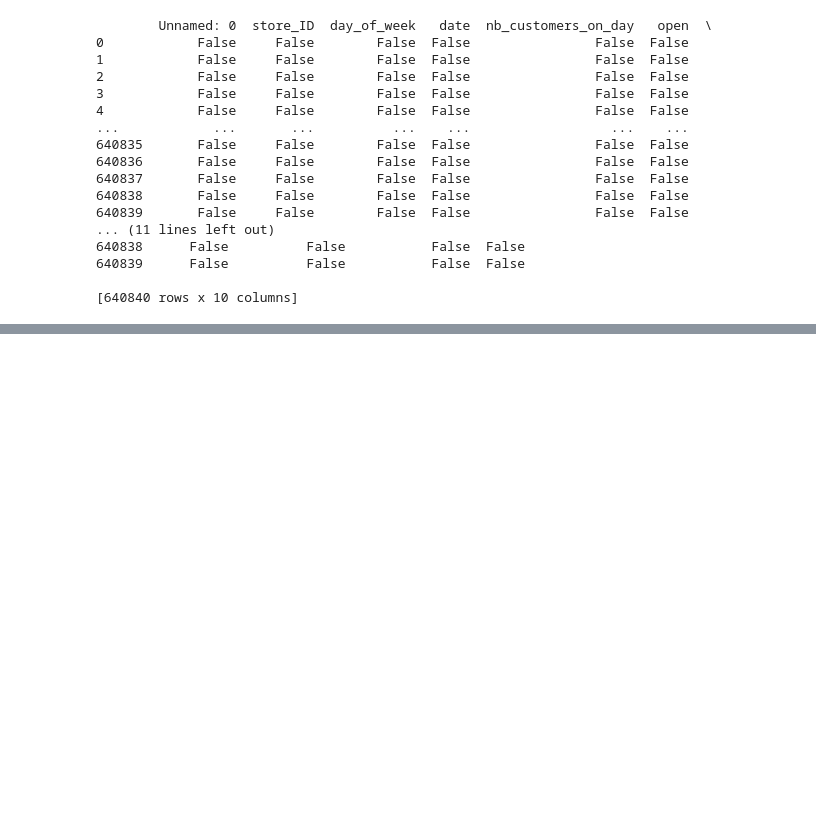
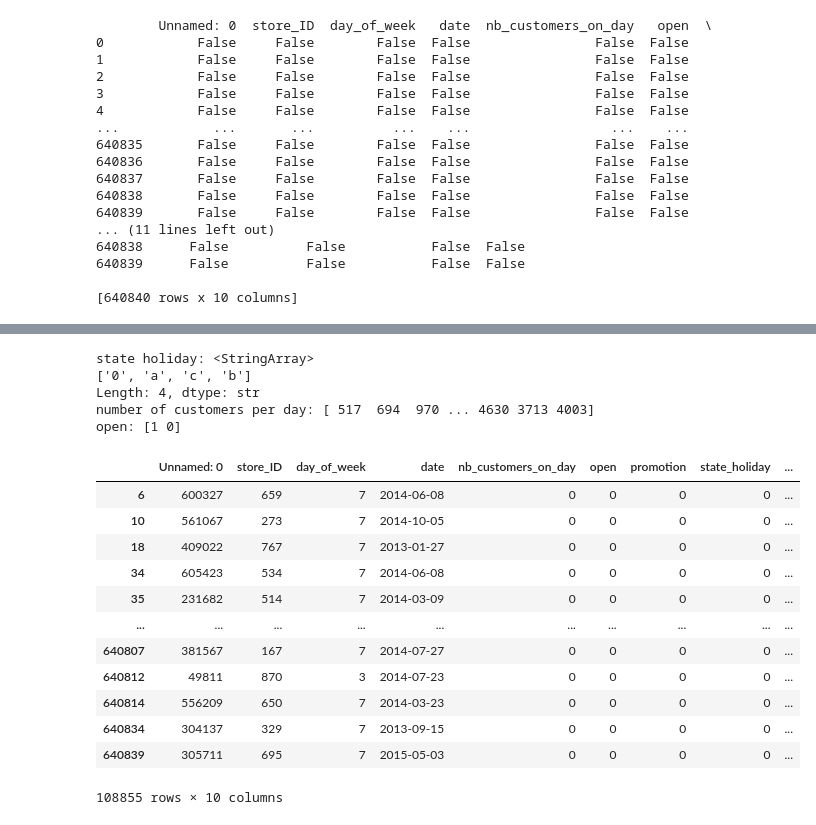
Before and after one commit to asaah262/iron-kaggle-g4, a Jupyter notebook: project/main.ipynb, the cells around one changed output, grey strips where cells are left out. Drawn from its saved outputs; the diff is of its cells as text; code cells hidden in the pictures; blank space fills up the shorter version.

```diff
--- a/project/main.ipynb
+++ b/project/main.ipynb
@@ -52,0 +74,26 @@ df.head()
+# %%
+print("state holiday:", df["state_holiday"].unique())
+print("number of customers per day:", df["nb_customers_on_day"].unique())
+print("open:", df["open"].unique())
+# %% [output]
+state holiday: <StringArray>
+['0', 'a', 'c', 'b']
+Length: 4, dtype: str
+number of customers per day: [ 517  694  970 ... 4630 3713 4003]
+open: [1 0]
+# %%
+df[df["sales"] == 0]
+# %% [output]
+|  | Unnamed: 0 | store_ID | day_of_week | date | nb_customers_on_day | open | promotion | state_holiday | ... |
+| 6 | 600327 | 659 | 7 | 2014-06-08 | 0 | 0 | 0 | 0 | ... |
+| 10 | 561067 | 273 | 7 | 2014-10-05 | 0 | 0 | 0 | 0 | ... |
+| 18 | 409022 | 767 | 7 | 2013-01-27 | 0 | 0 | 0 | 0 | ... |
+| 34 | 605423 | 534 | 7 | 2014-06-08 | 0 | 0 | 0 | 0 | ... |
+| 35 | 231682 | 514 | 7 | 2014-03-09 | 0 | 0 | 0 | 0 | ... |
+| ... | ... | ... | ... | ... | ... | ... | ... | ... | ... |
+| 640807 | 381567 | 167 | 7 | 2014-07-27 | 0 | 0 | 0 | 0 | ... |
+| 640812 | 49811 | 870 | 3 | 2014-07-23 | 0 | 0 | 0 | 0 | ... |
+| 640814 | 556209 | 650 | 7 | 2014-03-23 | 0 | 0 | 0 | 0 | ... |
+| 640834 | 304137 | 329 | 7 | 2013-09-15 | 0 | 0 | 0 | 0 | ... |
+| 640839 | 305711 | 695 | 7 | 2015-05-03 | 0 | 0 | 0 | 0 | ... |
+108855 rows × 10 columns
```
Also changed, not shown: parts of 16 cells of this notebook, 1 other file.
